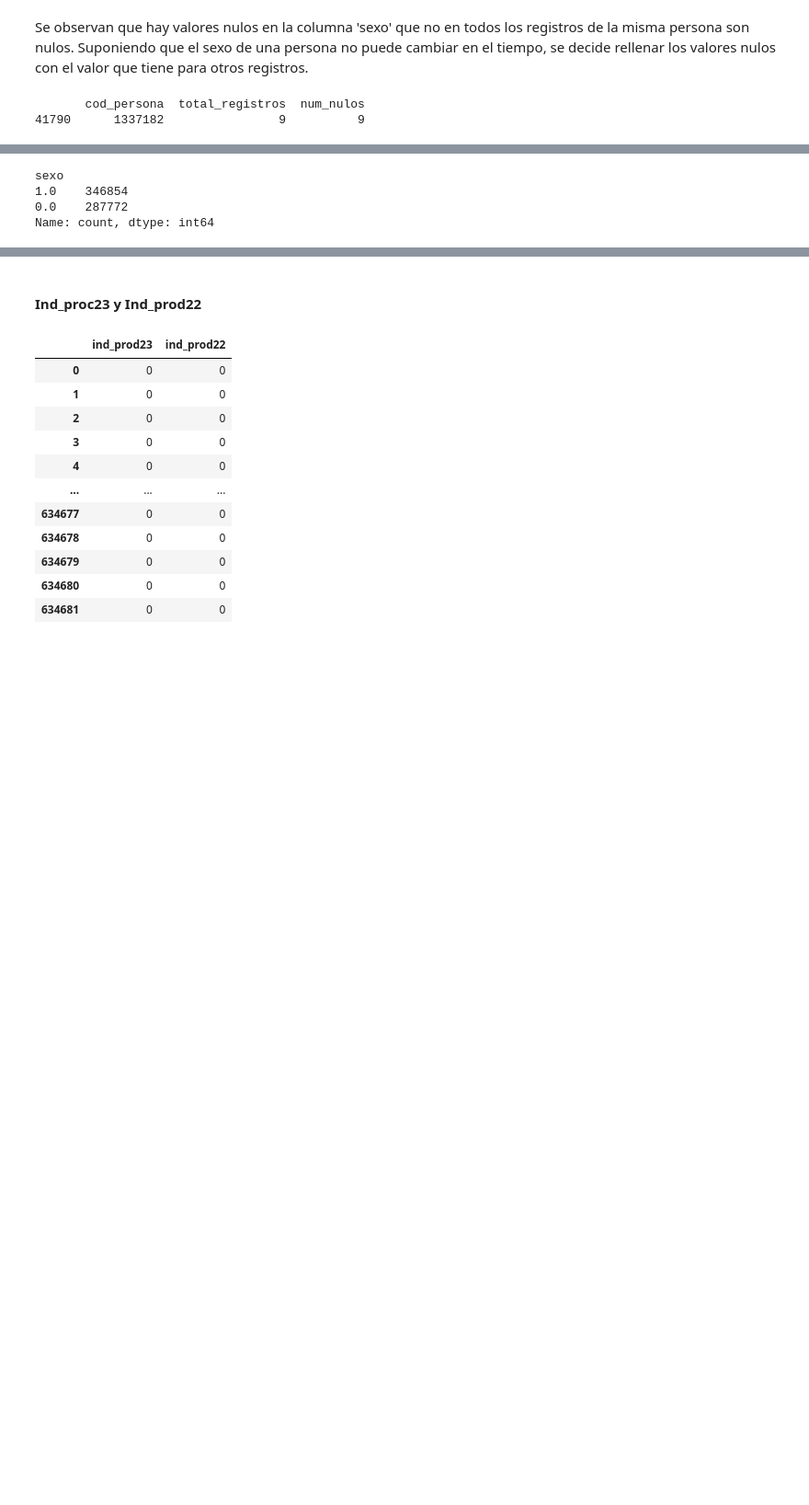
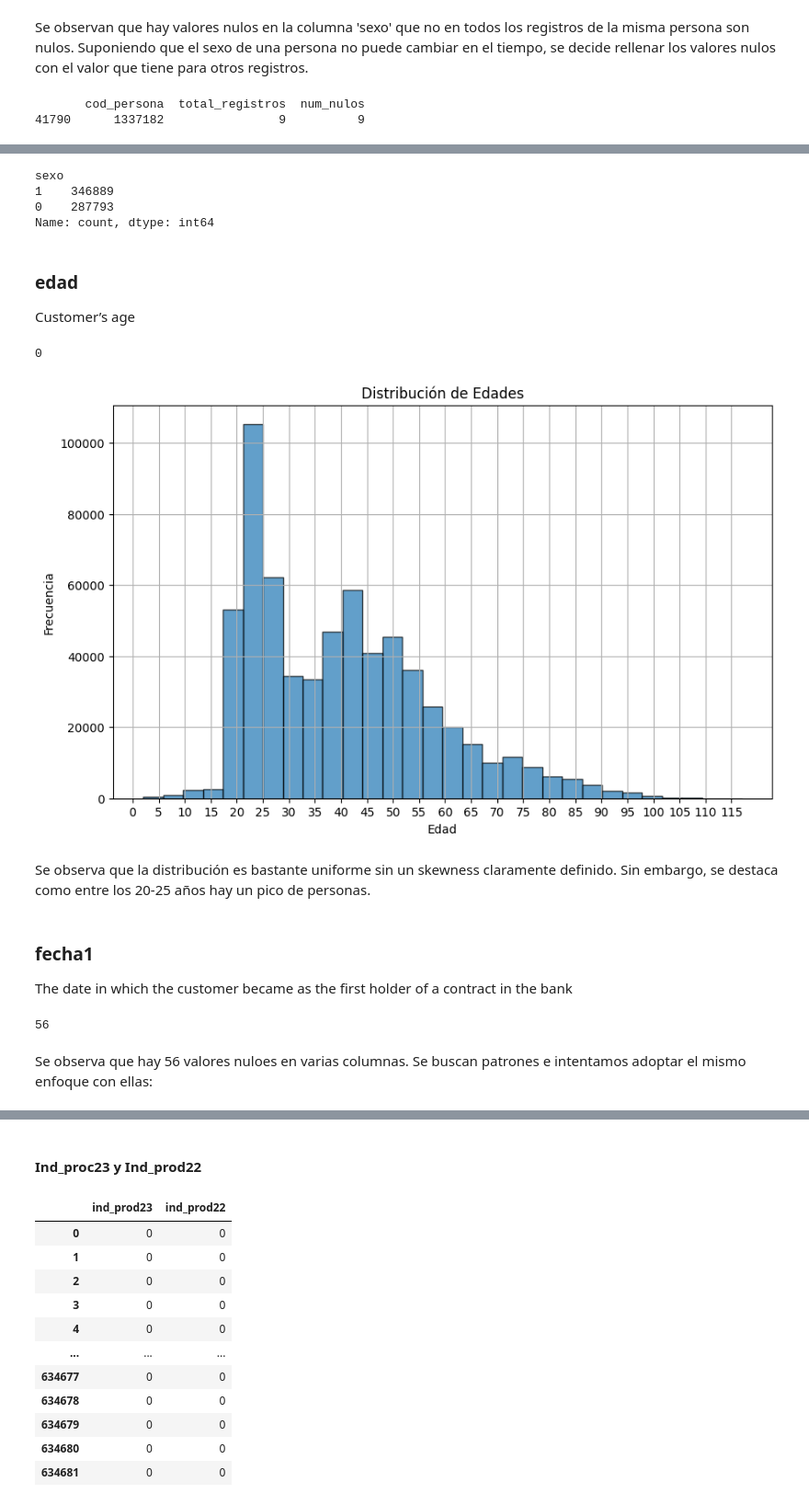
Before and after one commit to pepelopelope/Banking-Product-Recommendations-ML-Project, a Jupyter notebook: Codigo.ipynb, the cells around one changed output, grey strips where cells are left out. Shown at 92% size. Drawn from its saved outputs; the diff is of its cells as text; code cells hidden in the pictures; blank space fills up the shorter version.

```diff
--- a/Codigo.ipynb
+++ b/Codigo.ipynb
@@ -287,3 +294,10 @@ dataset.loc[dataset['cod_persona'] == 1337182, 'sexo'] = dataset.loc[dataset['co
+# %%
+valores_no_nulos = dataset.dropna(subset=['sexo']).drop_duplicates(subset=['cod_persona'], keep='first')
+# Crear un diccionario con los valores no nulos
+valores_no_nulos_dict = valores_no_nulos.set_index('cod_persona')['sexo'].to_dict()
+
+#Rellenar los valores nulos en 'sexo' usando el valor no nulo correspondiente de cada 'cod_persona'
+dataset['sexo'] = dataset.apply(lambda row: valores_no_nulos_dict.get(row['cod_persona'], row['sexo']) if pd.isnull(row['sexo']) else row['sexo'], axis=1)
 # %%
 # Crear un diccionario de mapeo para asignar números a cada género
 mapping_sex = {'V': 1, 'H': 0}
@@ -294,6 +308,38 @@ dataset['sexo'] = dataset['sexo'].map(mapping_sex)
 dataset['sexo'].value_counts()
 # %% [output]
 sexo
-1.0    346854
-0.0    287772
+1    346889
+0    287793
 Name: count, dtype: int64
+# %% [markdown]
+### edad
+Customer’s	age
+# %%
+dataset['edad'].isnull().sum()
+# %% [output]
+0
+# %%
+dataset['edad'] = pd.to_numeric(dataset['edad'], errors='coerce')
+
+# Plottear la distribución de edades
+plt.figure(figsize=(10, 6))
+plt.hist(dataset['edad'].dropna(), bins=30, edgecolor='k', alpha=0.7)
+plt.title('Distribución de Edades')
+plt.xticks(range(0, 120, 5))
+plt.xlabel('Edad')
+plt.ylabel('Frecuencia')
+plt.grid(True)
+plt.show()
+# %% [output]
+[figure, added]
+# %% [markdown]
+Se observa que la distribución es bastante uniforme sin un skewness claramente definido. Sin embargo, se destaca como entre los 20-25 años hay un pico de personas.
+# %% [markdown]
+### fecha1
+The	date	in	which	the	customer	became	as	the	first	holder	of	a	contract	in	the	bank
+# %%
+dataset['fecha1'].isnull().sum()
+# %% [output]
+56
+# %% [markdown]
+Se observa que hay 56 valores nuloes en varias columnas. Se buscan patrones e intentamos adoptar el mismo enfoque con ellas:
```
Also changed, not shown: parts of 13 cells of this notebook.
